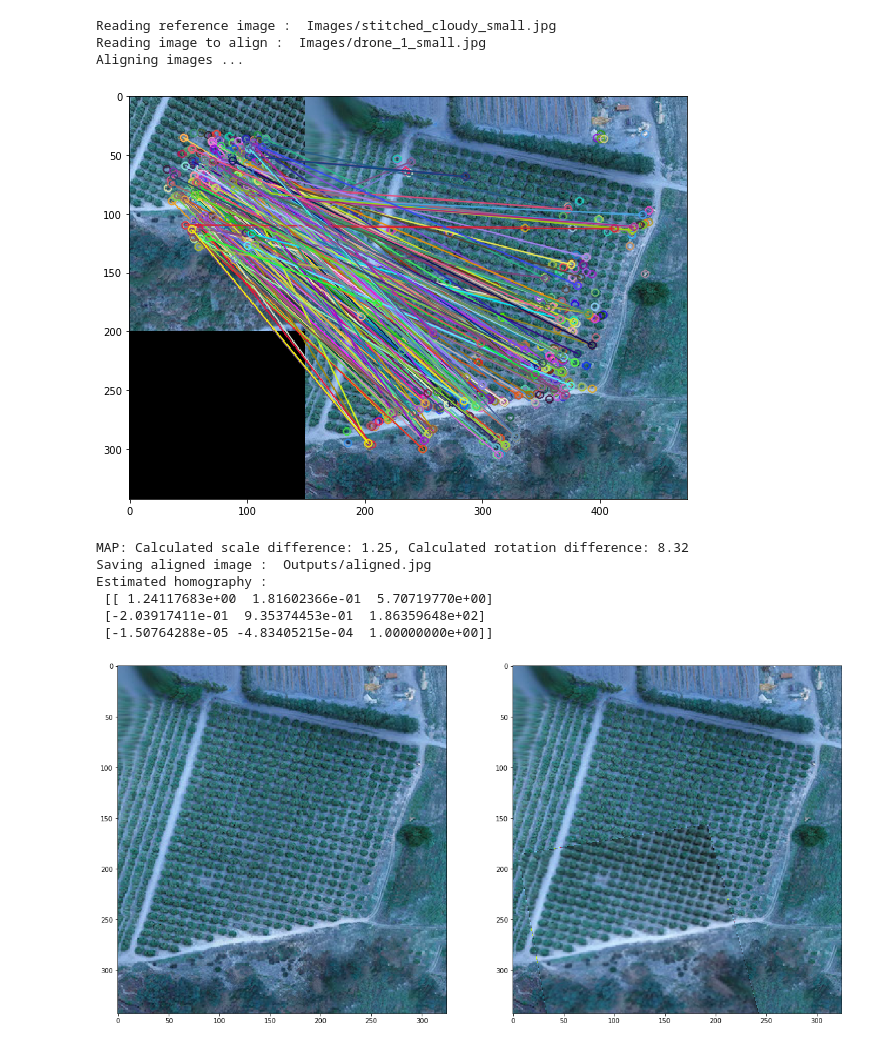
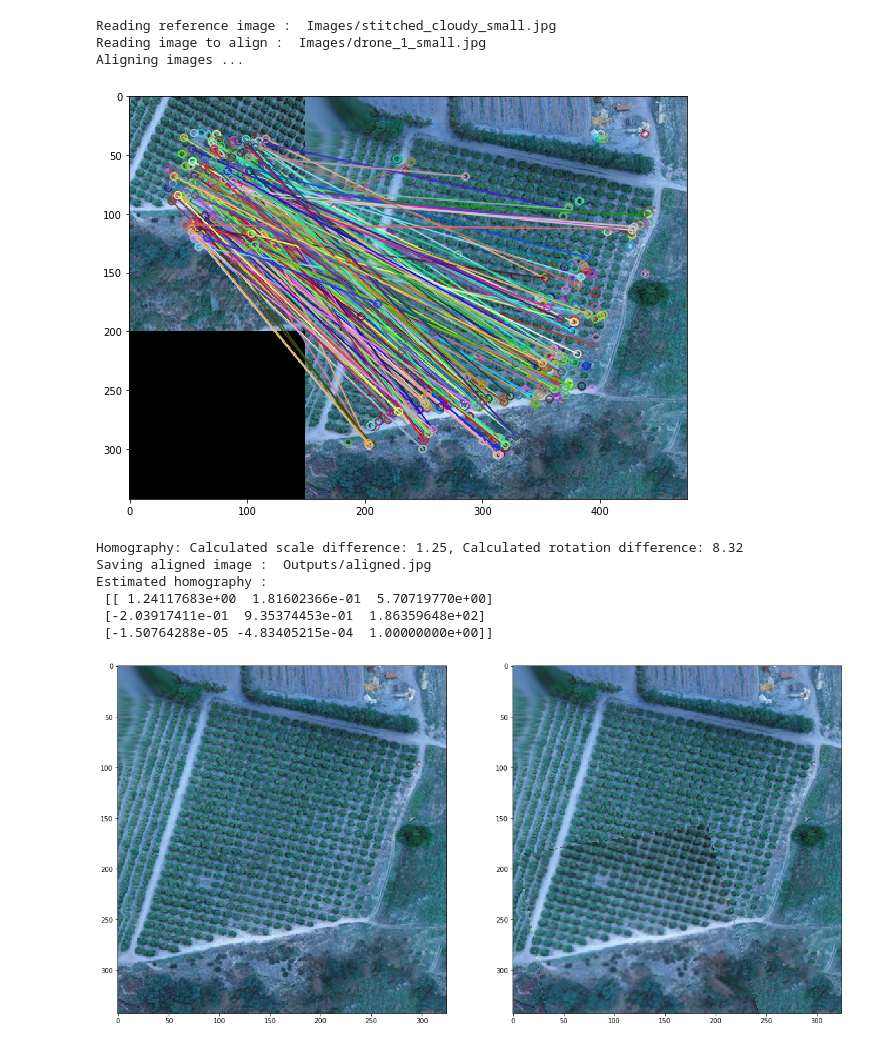
Before and after one commit to devsticks/treehunter, a Jupyter notebook: Image_Reg.ipynb, the cells around one changed output. Cells and saved outputs as stored; diff of their text form; code cells hidden in the pictures.

```diff
--- a/Image_Reg.ipynb
+++ b/Image_Reg.ipynb
@@ -65,15 +67,11 @@ def alignImages(im1, im2):
     im1Reg = cv2.warpPerspective(im1, h, (width, height))
 
     #ref is im2
-    imgMask = np.ones(im1.shape, dtype=np.uint8)
-    imgMaskWarped = cv2.warpPerspective(imgMask, h, (width, height));
-    imgMaskWarped = np.floor(cv2.bitwise_not(imgMaskWarped) / 255)
+    combined = overlayWarpedImages(im1,im2,h)
 
-    im1Reg = im2 * (imgMaskWarped.astype(im2.dtype)) + im1Reg
+    return combined, h
 
-    return im1Reg, h
-
-if __name__ == '__main__':
+def testAligning():
 
     # Read reference image
     refFilename = "Images/stitched_cloudy_small.jpg"
@@ -83,42 +81,39 @@ if __name__ == '__main__':
     # Read image to be aligned
     imFilename = "Images/drone_1_small.jpg"
     print("Reading image to align : ", imFilename);
     im = cv2.imread(imFilename, cv2.IMREAD_COLOR)
 
     print("Aligning images ...")
     # Registered image will be stored in imReg.
     # The estimated homography will be stored in h.
     imReg, h = alignImages(im, imReference)
 
-    ss = h[0, 1]
-    sc = h[0, 0]
-    scaleRecovered = np.sqrt(ss * ss + sc * sc)
-    thetaRecovered = np.arctan2(ss, sc) * 180 / np.pi
-    print("MAP: Calculated scale difference: %.2f, "
-                  "Calculated rotation difference: %.2f" %
-                  (scaleRecovered, thetaRecovered))
+    print(homographyToString(h))
 
     # Write aligned image to disk.
     outFilename = "Outputs/aligned.jpg"
     print("Saving aligned image : ", outFilename);
     cv2.imwrite(outFilename, imReg)
 
     # Print estimated homography
     print("Estimated homography : \n",  h)
 
     fig = plt.figure(figsize=(20,20))
     fig.add_subplot(1,2,1)
     plt.imshow(imReference)
     fig.add_subplot(1,2,2)
     plt.imshow(imReg)
 
     plt.show()
+    return
+
+#testAligning()
 # %% [output]
 Reading reference image :  Images/stitched_cloudy_small.jpg
 Reading image to align :  Images/drone_1_small.jpg
 Aligning images ...
-[figure, old version]
+[figure, new version]
-MAP: Calculated scale difference: 1.25, Calculated rotation difference: 8.32
+Homography: Calculated scale difference: 1.25, Calculated rotation difference: 8.32
 Saving aligned image :  Outputs/aligned.jpg
 Estimated homography :
  [[ 1.24117683e+00  1.81602366e-01  5.70719770e+00]
```
Also changed, not shown: parts of 1 cell of this notebook, 4 other files.
